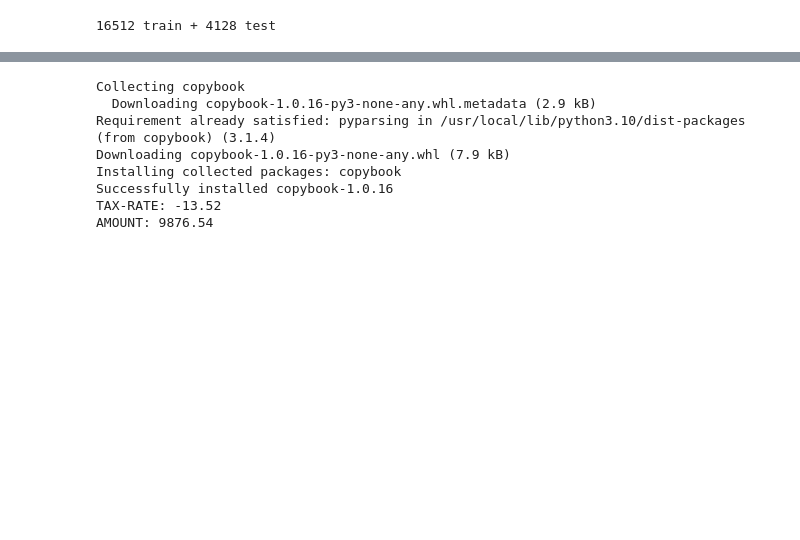
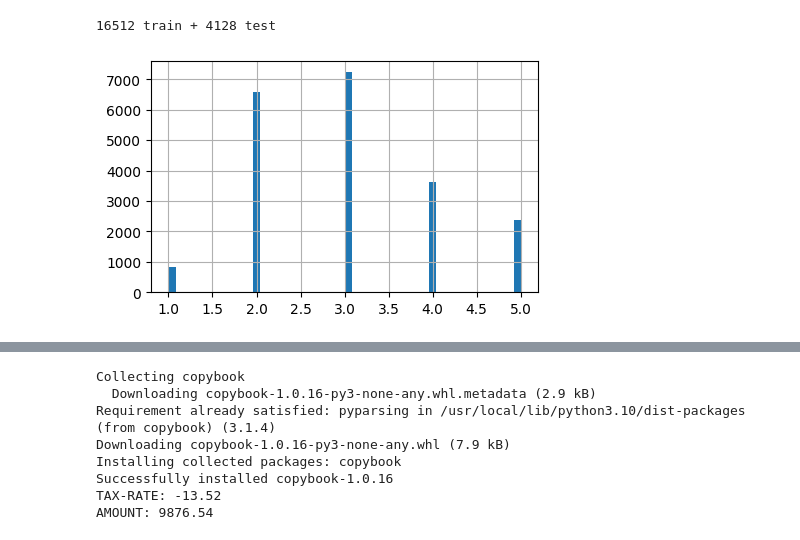
Before and after one commit to kalsun/Py, a Jupyter notebook: housing_price.ipynb, the cells around one changed output, grey strips where cells are left out. Cells and saved outputs as stored; diff of their text form; code cells hidden in the pictures; blank space fills up the shorter version.

```diff
--- a/housing_price.ipynb
+++ b/housing_price.ipynb
@@ -134,3 +115,8 @@ plt.show()
 # %%
 housing["income_cat"] = np.ceil(housing["median_income"] / 1.5)
 housing["income_cat"].where(housing["income_cat"] < 5, 5.0, inplace=True)
+# %%
+housing["income_cat"].hist(bins=50, figsize=(5,3))
+plt.show()
+# %% [output]
+[figure, added]
```
Also changed, not shown: parts of 6 cells of this notebook.
